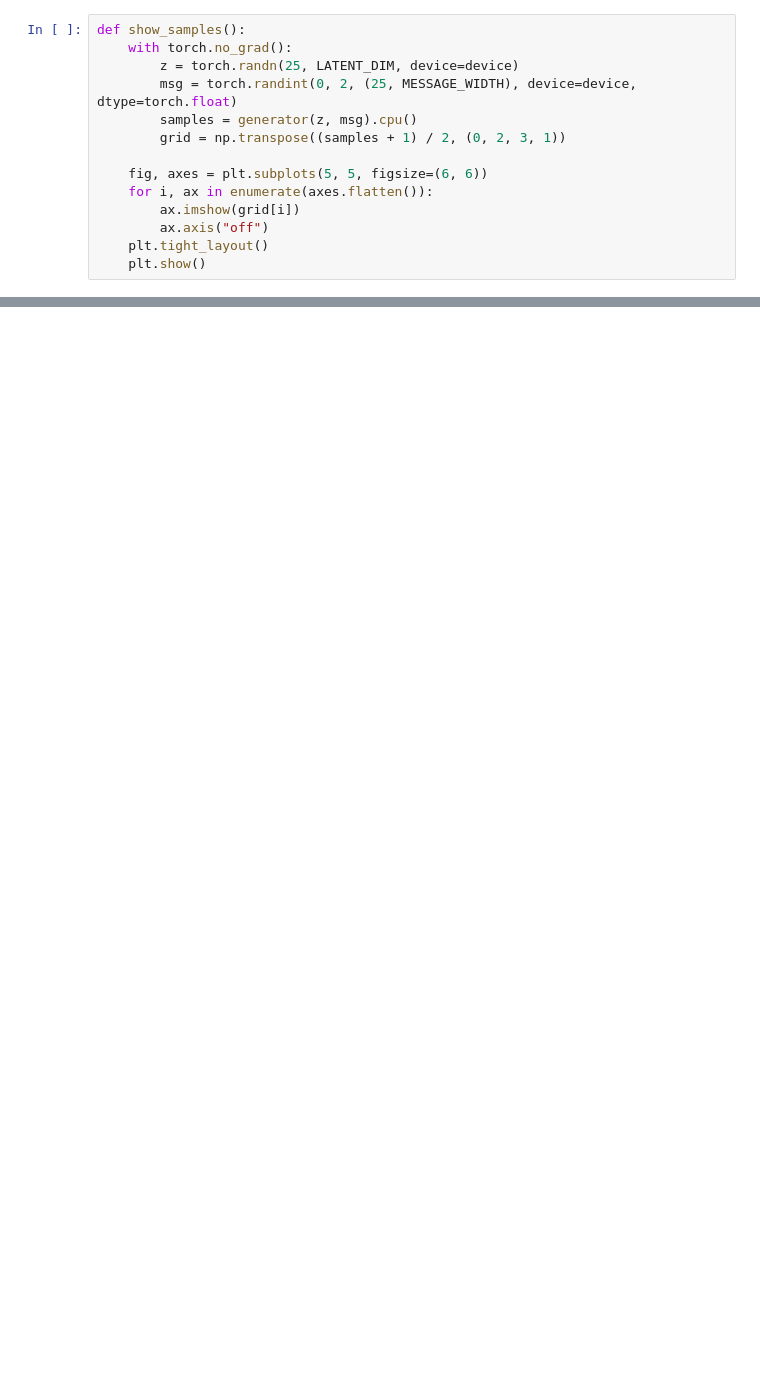
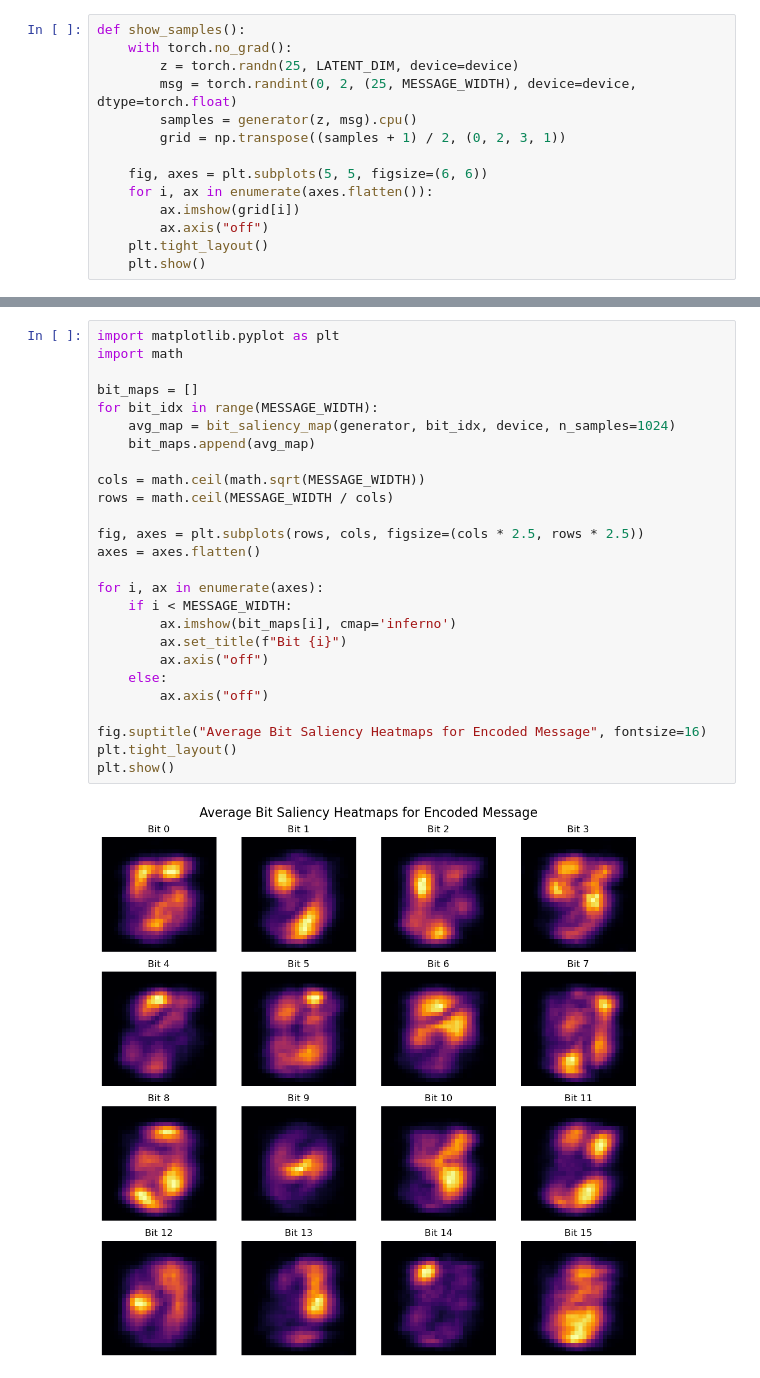
Before and after one commit to jameel-maayah/invisiGAN, a Jupyter notebook: train.ipynb, the cells around one changed output, grey strips where cells are left out. Drawn from its saved outputs; the diff is of its cells as text; blank space fills up the shorter version.

```diff
--- a/train.ipynb
+++ b/train.ipynb
@@ -380,0 +530,28 @@ Decoded ASCII message (JPEG):
+# %%
+import matplotlib.pyplot as plt
+import math
+
+bit_maps = []
+for bit_idx in range(MESSAGE_WIDTH):
+    avg_map = bit_saliency_map(generator, bit_idx, device, n_samples=1024)
+    bit_maps.append(avg_map)
+
+cols = math.ceil(math.sqrt(MESSAGE_WIDTH))
+rows = math.ceil(MESSAGE_WIDTH / cols)
+
+fig, axes = plt.subplots(rows, cols, figsize=(cols * 2.5, rows * 2.5))
+axes = axes.flatten()
+
+for i, ax in enumerate(axes):
+    if i < MESSAGE_WIDTH:
+        ax.imshow(bit_maps[i], cmap='inferno')
+        ax.set_title(f"Bit {i}")
+        ax.axis("off")
+    else:
+        ax.axis("off")
+
+fig.suptitle("Average Bit Saliency Heatmaps for Encoded Message", fontsize=16)
+plt.tight_layout()
+plt.show()
+# %% [output]
+[figure, added]
```
Also changed, not shown: parts of 32 cells of this notebook.
